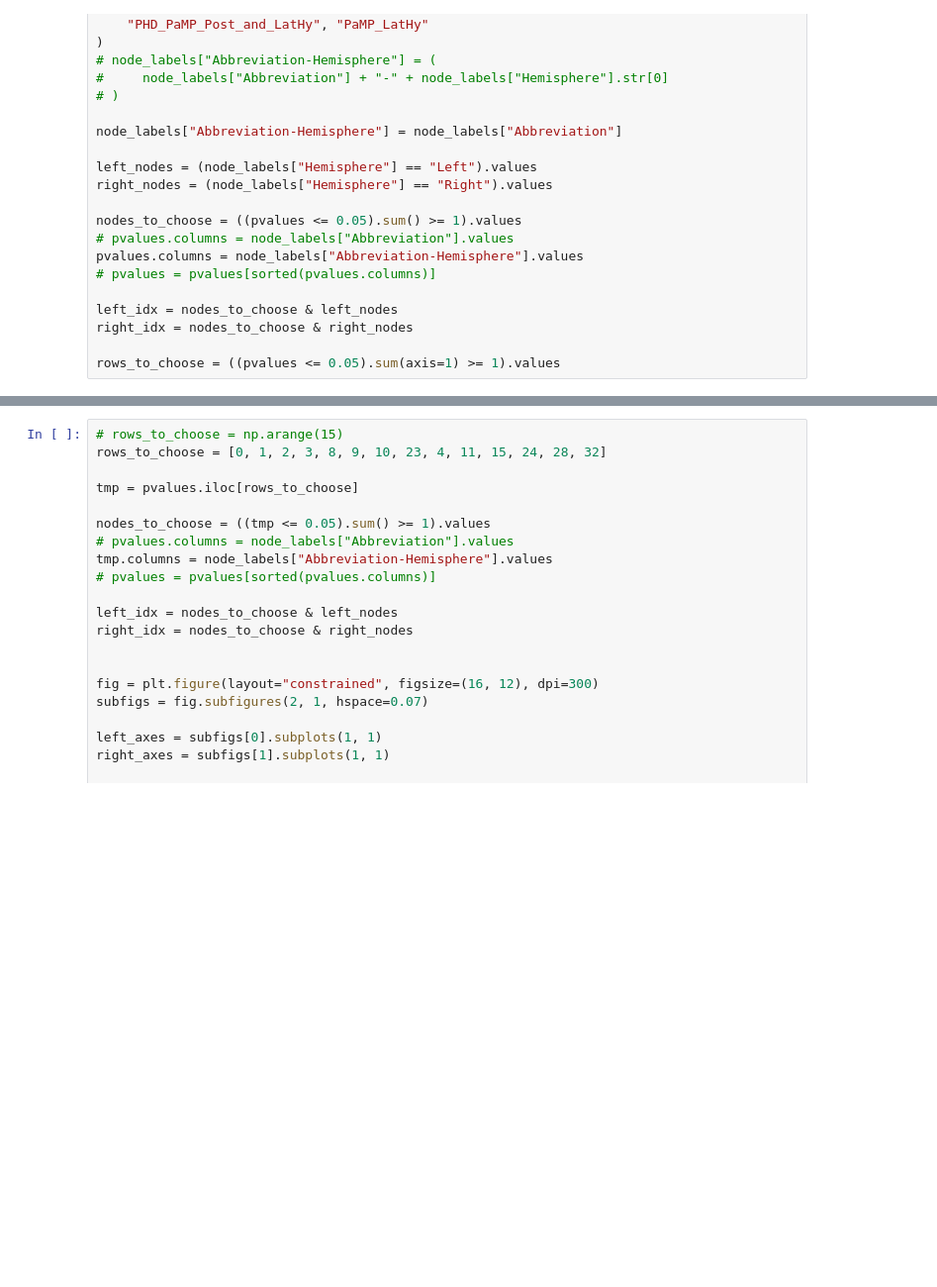
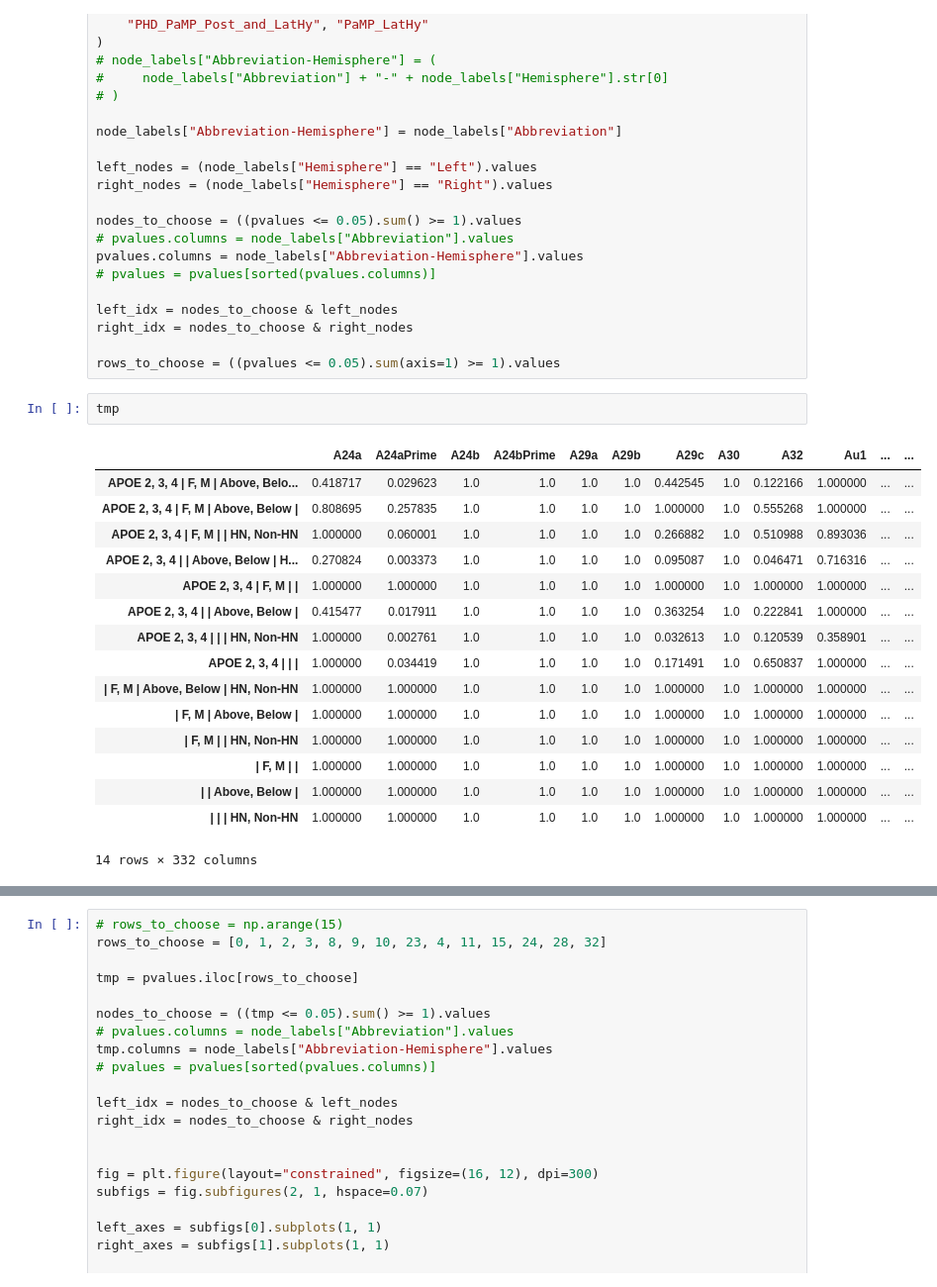
Before and after one commit to neurodata/alzheimers-mouse, a Jupyter notebook: docs/analysis-hn-Copy1.ipynb, the cells around one changed output, grey strips where cells are left out. Shown at 99% size. Drawn from its saved outputs; the diff is of its cells as text; blank space fills up the shorter version.

```diff
--- a/docs/analysis-hn-Copy1.ipynb
+++ b/docs/analysis-hn-Copy1.ipynb
@@ -341,3 +341,22 @@ left_idx = nodes_to_choose & left_nodes
 right_idx = nodes_to_choose & right_nodes
 
 rows_to_choose = ((pvalues <= 0.05).sum(axis=1) >= 1).values
+# %%
+tmp
+# %% [output]
+|  | A24a | A24aPrime | A24b | A24bPrime | A29a | A29b | A29c | A30 | A32 | Au1 | ... | ... |
+| APOE 2, 3, 4 | F, M | Above, Belo... | 0.418717 | 0.029623 | 1.0 | 1.0 | 1.0 | 1.0 | 0.442545 | 1.0 | 0.122166 | 1.000000 | ... | ... |
+| APOE 2, 3, 4 | F, M | Above, Below | | 0.808695 | 0.257835 | 1.0 | 1.0 | 1.0 | 1.0 | 1.000000 | 1.0 | 0.555268 | 1.000000 | ... | ... |
+| APOE 2, 3, 4 | F, M | | HN, Non-HN | 1.000000 | 0.060001 | 1.0 | 1.0 | 1.0 | 1.0 | 0.266882 | 1.0 | 0.510988 | 0.893036 | ... | ... |
+| APOE 2, 3, 4 | | Above, Below | H... | 0.270824 | 0.003373 | 1.0 | 1.0 | 1.0 | 1.0 | 0.095087 | 1.0 | 0.046471 | 0.716316 | ... | ... |
+| APOE 2, 3, 4 | F, M | | | 1.000000 | 1.000000 | 1.0 | 1.0 | 1.0 | 1.0 | 1.000000 | 1.0 | 1.000000 | 1.000000 | ... | ... |
+| APOE 2, 3, 4 | | Above, Below | | 0.415477 | 0.017911 | 1.0 | 1.0 | 1.0 | 1.0 | 0.363254 | 1.0 | 0.222841 | 1.000000 | ... | ... |
+| APOE 2, 3, 4 | | | HN, Non-HN | 1.000000 | 0.002761 | 1.0 | 1.0 | 1.0 | 1.0 | 0.032613 | 1.0 | 0.120539 | 0.358901 | ... | ... |
+| APOE 2, 3, 4 | | | | 1.000000 | 0.034419 | 1.0 | 1.0 | 1.0 | 1.0 | 0.171491 | 1.0 | 0.650837 | 1.000000 | ... | ... |
+| | F, M | Above, Below | HN, Non-HN | 1.000000 | 1.000000 | 1.0 | 1.0 | 1.0 | 1.0 | 1.000000 | 1.0 | 1.000000 | 1.000000 | ... | ... |
+| | F, M | Above, Below | | 1.000000 | 1.000000 | 1.0 | 1.0 | 1.0 | 1.0 | 1.000000 | 1.0 | 1.000000 | 1.000000 | ... | ... |
+| | F, M | | HN, Non-HN | 1.000000 | 1.000000 | 1.0 | 1.0 | 1.0 | 1.0 | 1.000000 | 1.0 | 1.000000 | 1.000000 | ... | ... |
+| | F, M | | | 1.000000 | 1.000000 | 1.0 | 1.0 | 1.0 | 1.0 | 1.000000 | 1.0 | 1.000000 | 1.000000 | ... | ... |
+| | | Above, Below | | 1.000000 | 1.000000 | 1.0 | 1.0 | 1.0 | 1.0 | 1.000000 | 1.0 | 1.000000 | 1.000000 | ... | ... |
+| | | | HN, Non-HN | 1.000000 | 1.000000 | 1.0 | 1.0 | 1.0 | 1.0 | 1.000000 | 1.0 | 1.000000 | 1.000000 | ... | ... |
+14 rows × 332 columns
```
Also changed, not shown: parts of 7 cells of this notebook, 4 other files.
